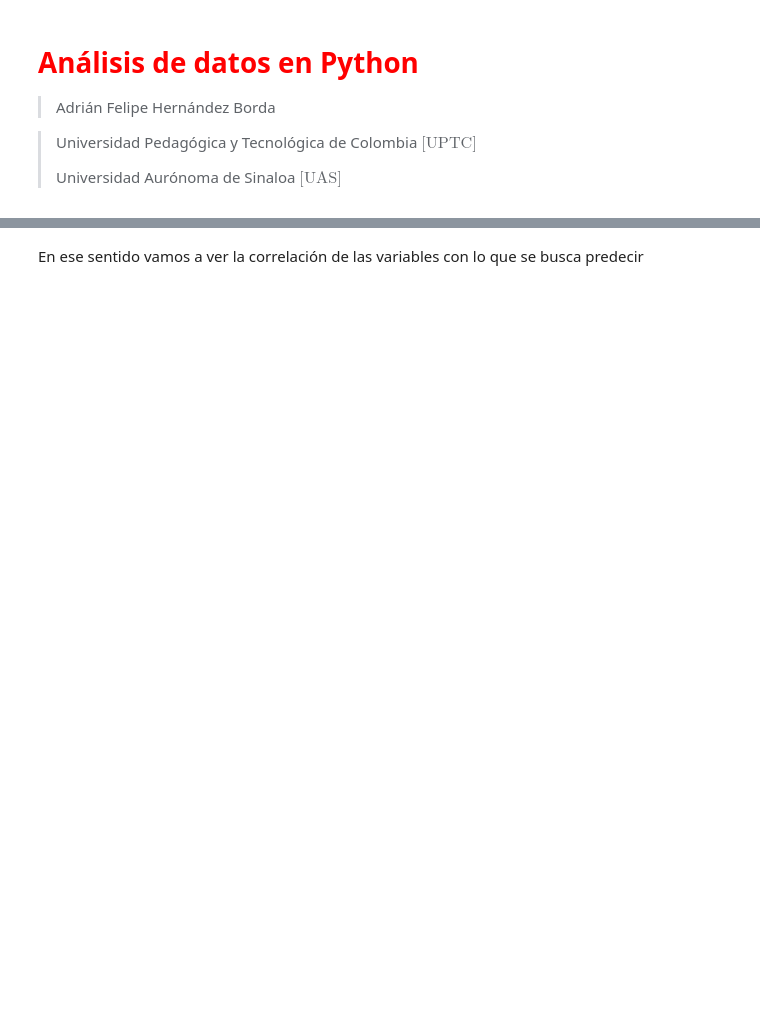
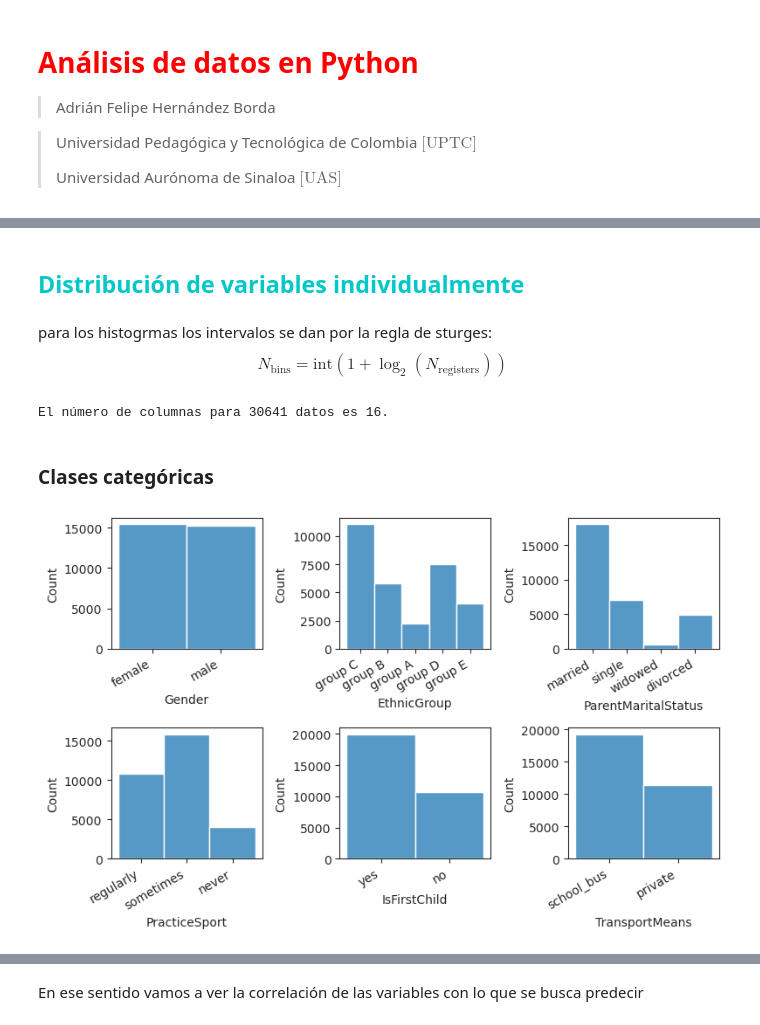
Before and after one commit to AdrFelHB/an-lisis-de-datos, a Jupyter notebook: main.ipynb, the cells around one changed output, grey strips where cells are left out. Cells and saved outputs as stored; diff of their text form; code cells hidden in the pictures; blank space fills up the shorter version.

```diff
--- a/main.ipynb
+++ b/main.ipynb
@@ -478,0 +183,25 @@ display(result)
+# %%
+data_tags = data.copy() # esta base de datos tiene las etiquetas sin modificar
+# %%
+dict_gender = {'male':0,'female':1}
+dict_parent_educ = {"bachelor's degree": 4, 'some college': 3, "master's degree": 6,
+                     "associate's degree": 5, 'high school': 2, 'some high school': 1}
+dict_marita = {'divorced':0, 'married':1, 'single':2, 'widowed':3}
+dict_sports = {'never':0, 'regularly':1, 'sometimes':2}
+dict_study_h = {'5 - 10':1, '< 5':0, '> 10':2}
+dict_ethnic = {'group A':0, 'group B':1, 'group C':2, 'group D':3, 'group E':4}
+dict_lunch_type = {'standard':1,'free/reduced':0}
+dict_test_prep = {'none':0, 'completed':1}
+dict_first_child = {'yes':1, 'no':0}
+dict_trasport_means = {'school_bus':0, 'private':1}
+
+data['EthnicGroup'] = data['EthnicGroup'].replace(to_replace=dict_ethnic)
+data['LunchType'] = data['LunchType'].replace(to_replace=dict_lunch_type)
+data['TestPrep'] = data['TestPrep'].replace(to_replace=dict_test_prep)
+data['IsFirstChild'] = data['IsFirstChild'].replace(to_replace=dict_first_child)
+data['TransportMeans'] = data['TransportMeans'].replace(to_replace=dict_trasport_means)
+data['Gender'] = data['Gender'].replace(to_replace=dict_gender)
+data['ParentEduc'] = data['ParentEduc'].replace(to_replace=dict_parent_educ)
+data['ParentMaritalStatus'] = data['ParentMaritalStatus'].replace(to_replace=dict_marita)
+data['PracticeSport'] = data['PracticeSport'].replace(to_replace=dict_sports)
+data['WklyStudyHours'] = data['WklyStudyHours'].replace(to_replace=dict_study_h)
@@ -478,0 +234,31 @@ display(result)
+# %% [markdown]
+## <span style="color:rgb(0,200,200)">Distribución de variables individualmente</span>
+# %% [markdown]
+para los histogrmas los intervalos se dan por la regla de sturges:
+$$N_{\text{bins}} = \text{int}\left(1+\log_{2}(N_{\text{registers}})\right)$$
+# %%
+bins = round(1 + np.log2(data.shape[0]))
+print(f"El número de columnas para {data.shape[0]} datos es {bins}.")
+# %% [output]
+El número de columnas para 30641 datos es 16.
+# %% [markdown]
+### Clases categóricas
+# %%
+fig,ax = plt.subplots(nrows=2
+                      ,ncols=3
+                      ,figsize=(8,5))
+ax = ax.flatten()
+for k,col in enumerate(cols_categoric):
+    labels = data_tags[col].unique()
+    sns.histplot(data_tags[col],
+                 bins=bins
+                 ,kde=False
+                 ,label=col
+                 ,ax=ax[k])
+    ax[k].set_xticklabels(labels=labels
+                          ,rotation=30
+                          ,ha='right')
+plt.tight_layout()
+plt.show()
+# %% [output]
+[figure, added]
```
Also changed, not shown: parts of 137 cells of this notebook.
